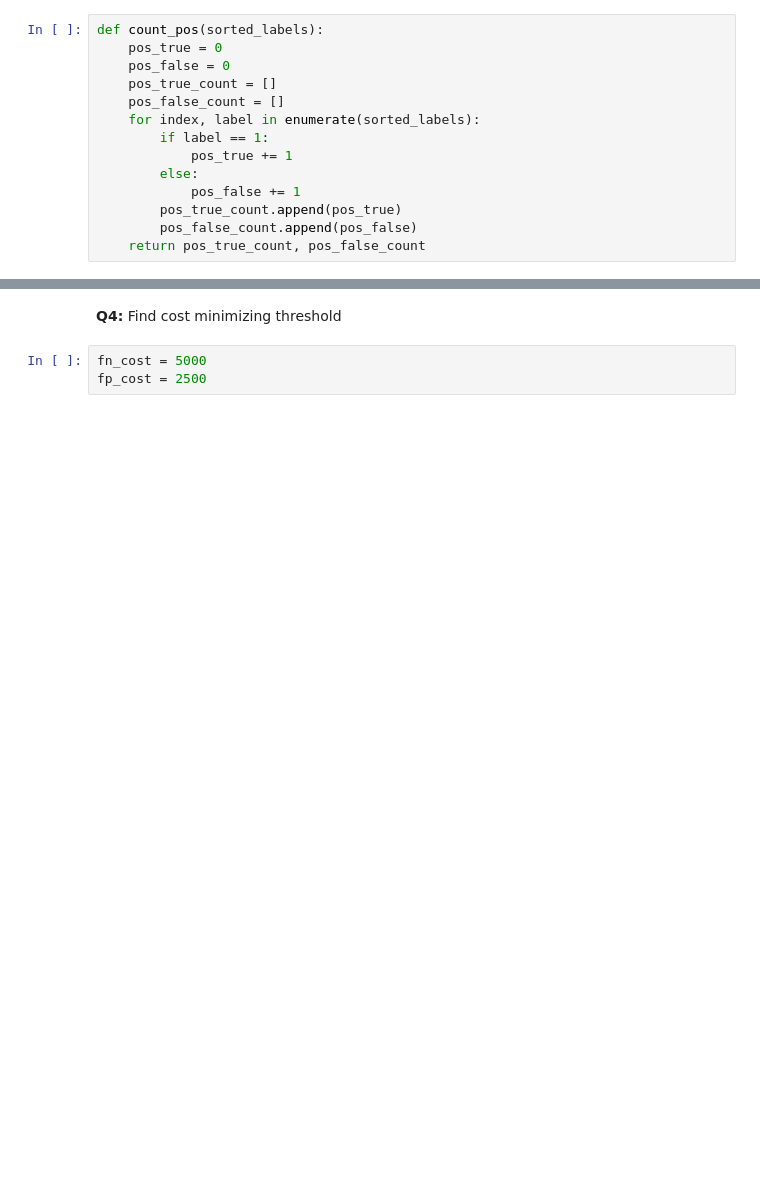
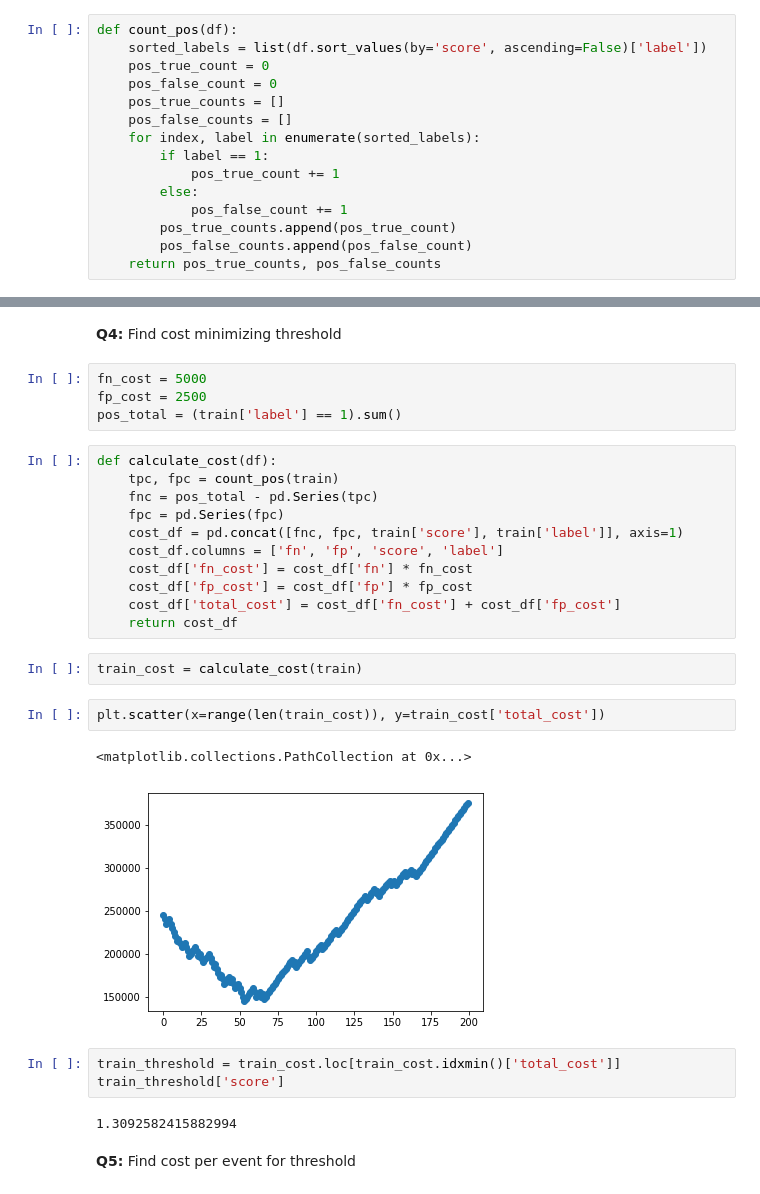
Before and after one commit to dknguyengit/excel, a Jupyter notebook: Final Project.ipynb, the cells around one changed output, grey strips where cells are left out. Drawn from its saved outputs; the diff is of its cells as text; blank space fills up the shorter version.

```diff
--- a/Final Project.ipynb
+++ b/Final Project.ipynb
@@ -56,16 +70,17 @@ roc_auc_score(train['label'], train['score'])
 # %%
-def count_pos(sorted_labels):
-    pos_true = 0
-    pos_false = 0
-    pos_true_count = []
-    pos_false_count = []
+def count_pos(df):
+    sorted_labels = list(df.sort_values(by='score', ascending=False)['label'])
+    pos_true_count = 0
+    pos_false_count = 0
+    pos_true_counts = []
+    pos_false_counts = []
     for index, label in enumerate(sorted_labels):
         if label == 1:
-            pos_true += 1
+            pos_true_count += 1
         else:
-            pos_false += 1
-        pos_true_count.append(pos_true)
-        pos_false_count.append(pos_false)
-    return pos_true_count, pos_false_count
+            pos_false_count += 1
+        pos_true_counts.append(pos_true_count)
+        pos_false_counts.append(pos_false_count)
+    return pos_true_counts, pos_false_counts
 # %%
 def calculate_auc(df):
@@ -93,3 +106,29 @@ calculate_auc(test)
 # %%
 fn_cost = 5000
 fp_cost = 2500
+pos_total = (train['label'] == 1).sum()
+# %%
+def calculate_cost(df):
+    tpc, fpc = count_pos(train)
+    fnc = pos_total - pd.Series(tpc)
+    fpc = pd.Series(fpc)
+    cost_df = pd.concat([fnc, fpc, train['score'], train['label']], axis=1)
+    cost_df.columns = ['fn', 'fp', 'score', 'label']
+    cost_df['fn_cost'] = cost_df['fn'] * fn_cost
+    cost_df['fp_cost'] = cost_df['fp'] * fp_cost
+    cost_df['total_cost'] = cost_df['fn_cost'] + cost_df['fp_cost']
+    return cost_df
+# %%
+train_cost = calculate_cost(train)
+# %%
+plt.scatter(x=range(len(train_cost)), y=train_cost['total_cost'])
+# %% [output]
+<matplotlib.collections.PathCollection at 0x...>
+[figure, added]
+# %%
+train_threshold = train_cost.loc[train_cost.idxmin()['total_cost']]
+train_threshold['score']
+# %% [output]
+1.3092582415882994
+# %% [markdown]
+**Q5:** Find cost per event for threshold
```
Also changed, not shown: parts of 23 cells of this notebook.
